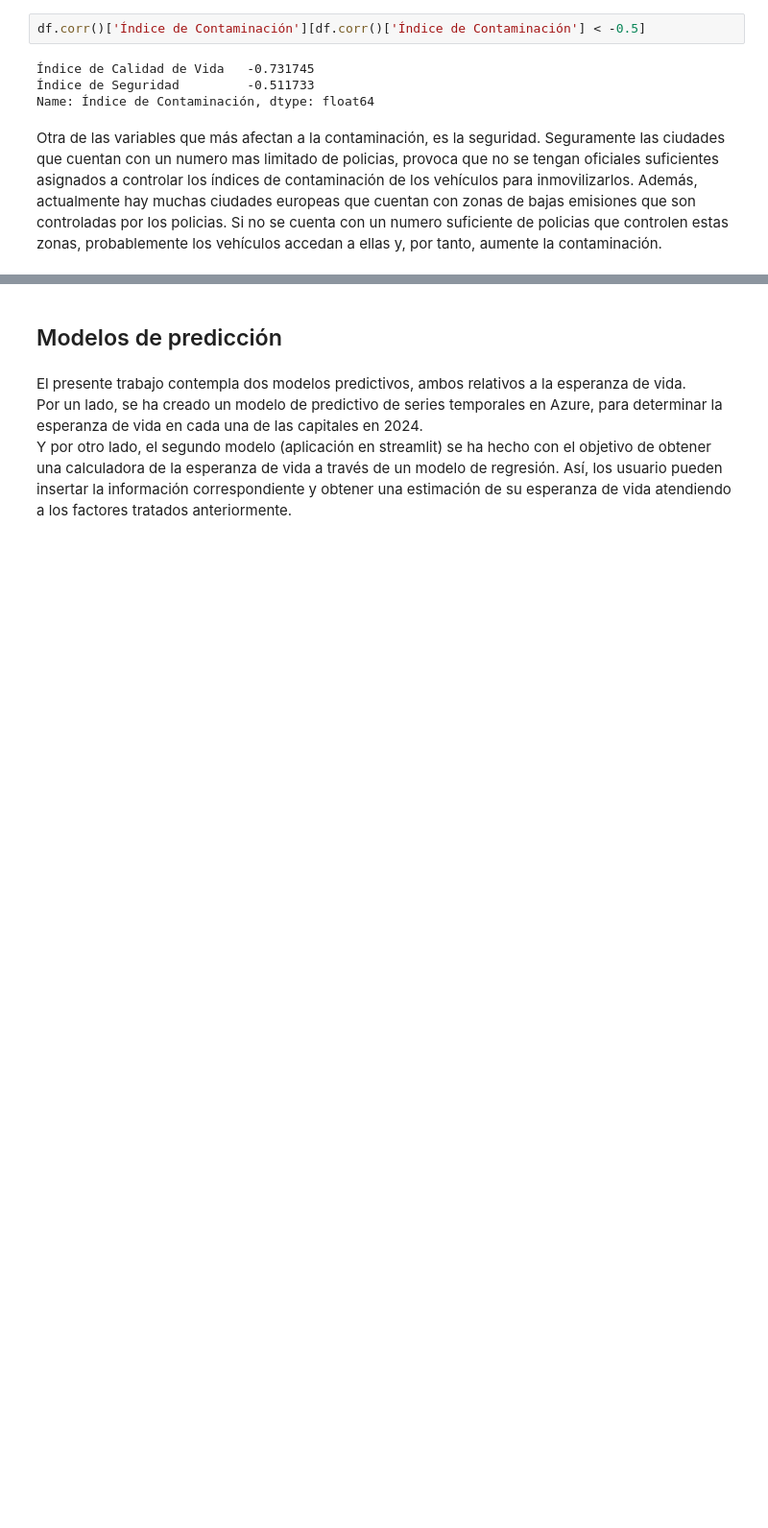
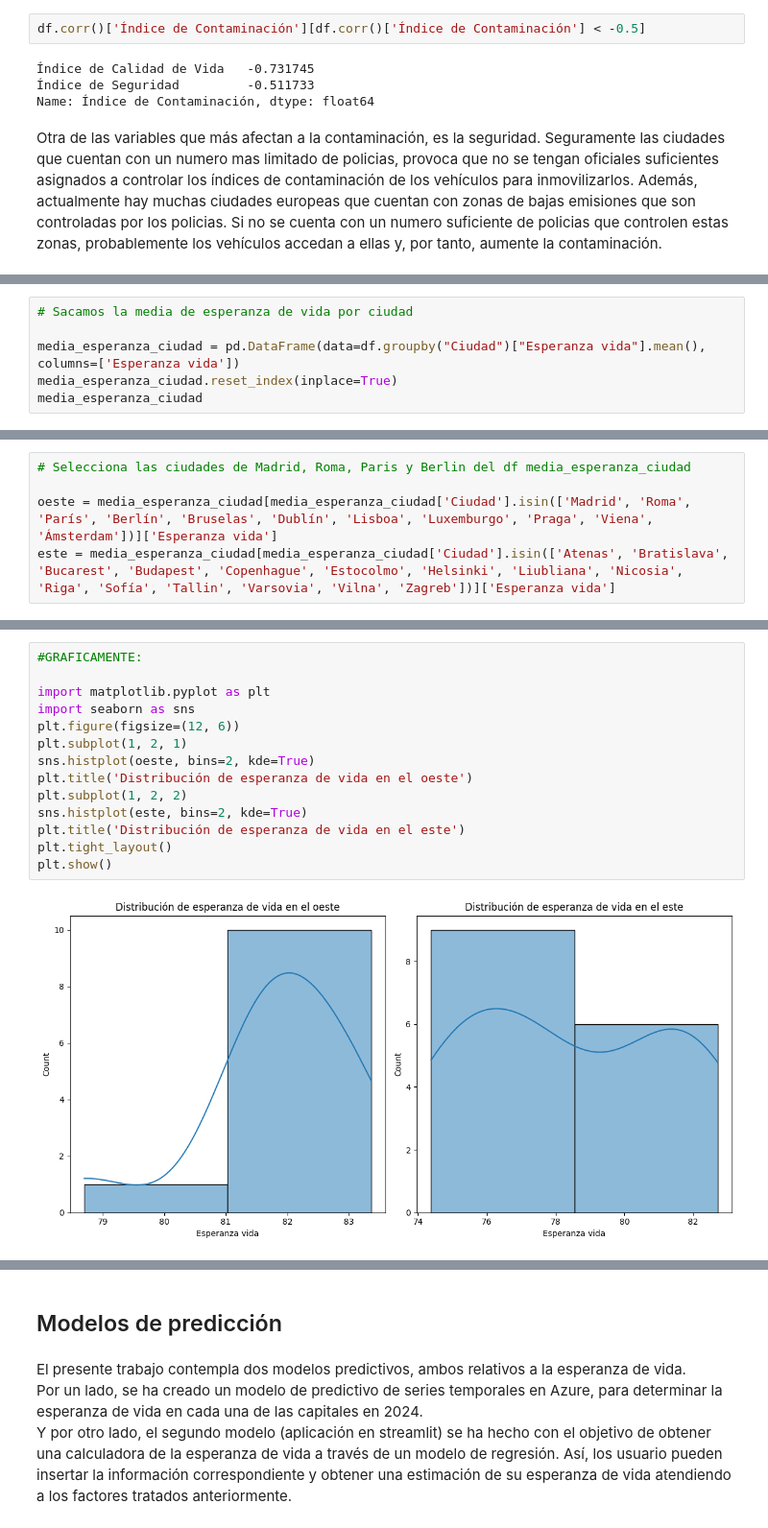
Before and after one commit to AdrianaSanjuan/Cities_Report, a Jupyter notebook: Notebook_cities_report.ipynb, the cells around one changed output, grey strips where cells are left out. Shown at 96% size. Saved outputs shown, nothing was run; the diff lists cells and outputs as text; blank space fills up the shorter version.

```diff
--- a/Notebook_cities_report.ipynb
+++ b/Notebook_cities_report.ipynb
@@ -1107,0 +1134,6 @@ Otra de las variables que más afectan a la contaminación, es la seguridad. Seg
+# %%
+# Sacamos la media de esperanza de vida por ciudad
+
+media_esperanza_ciudad = pd.DataFrame(data=df.groupby("Ciudad")["Esperanza vida"].mean(), columns=['Esperanza vida'])
+media_esperanza_ciudad.reset_index(inplace=True)
+media_esperanza_ciudad
@@ -1107,0 +1158,5 @@ Otra de las variables que más afectan a la contaminación, es la seguridad. Seg
+# %%
+# Selecciona las ciudades de Madrid, Roma, Paris y Berlin del df media_esperanza_ciudad
+
+oeste = media_esperanza_ciudad[media_esperanza_ciudad['Ciudad'].isin(['Madrid', 'Roma', 'París', 'Berlín', 'Bruselas', 'Dublín', 'Lisboa', 'Luxemburgo', 'Praga', 'Viena', 'Ámsterdam'])]['Esperanza vida']
+este = media_esperanza_ciudad[media_esperanza_ciudad['Ciudad'].isin(['Atenas', 'Bratislava', 'Bucarest', 'Budapest', 'Copenhague', 'Estocolmo', 'Helsinki', 'Liubliana', 'Nicosia', 'Riga', 'Sofía', 'Tallin', 'Varsovia', 'Vilna', 'Zagreb'])]['Esperanza vida']
@@ -1107,0 +1195,16 @@ Otra de las variables que más afectan a la contaminación, es la seguridad. Seg
+# %%
+#GRAFICAMENTE:
+
+import matplotlib.pyplot as plt
+import seaborn as sns
+plt.figure(figsize=(12, 6))
+plt.subplot(1, 2, 1)
+sns.histplot(oeste, bins=2, kde=True)
+plt.title('Distribución de esperanza de vida en el oeste')
+plt.subplot(1, 2, 2)
+sns.histplot(este, bins=2, kde=True)
+plt.title('Distribución de esperanza de vida en el este')
+plt.tight_layout()
+plt.show()
+# %% [output]
+[figure, added]
```
Also changed, not shown: parts of 11 cells of this notebook.
